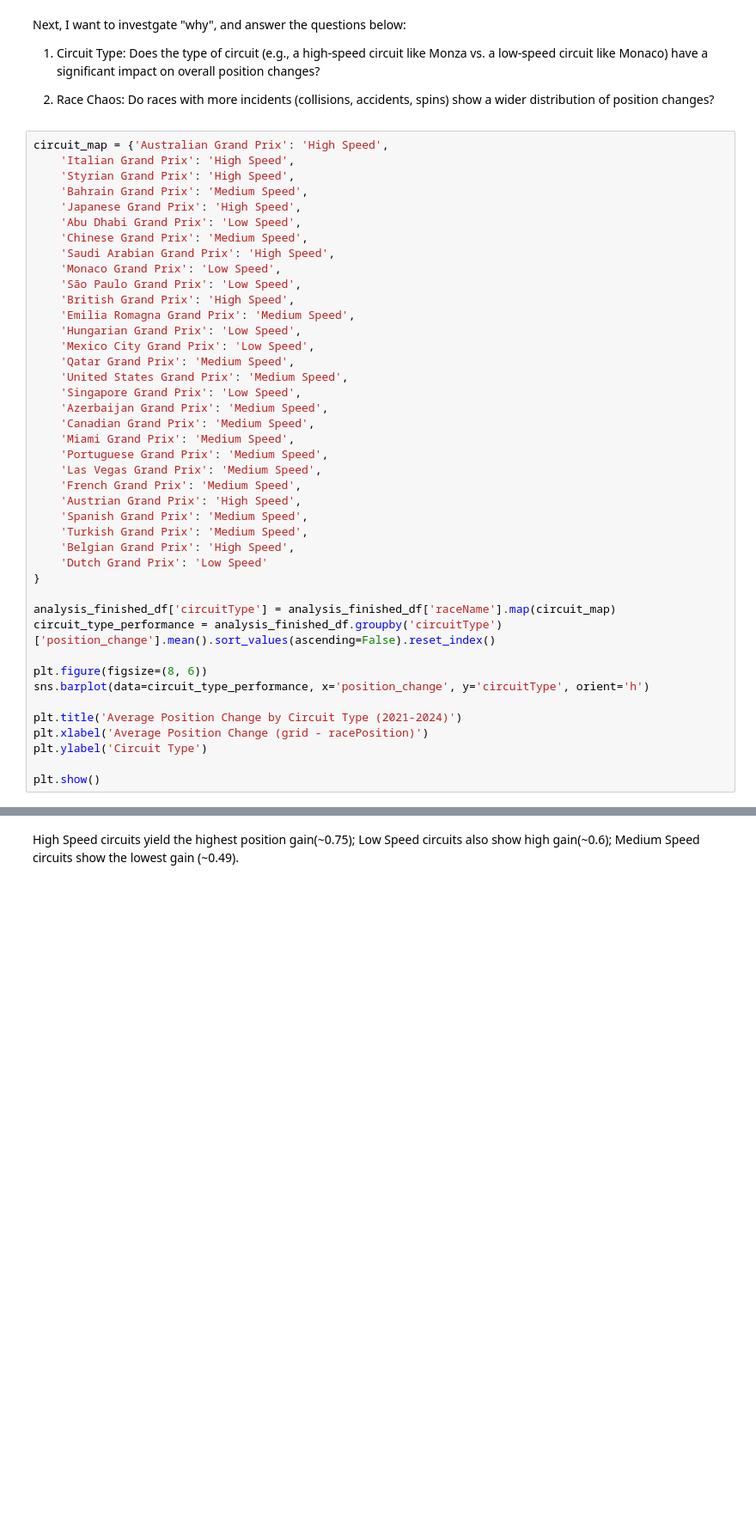
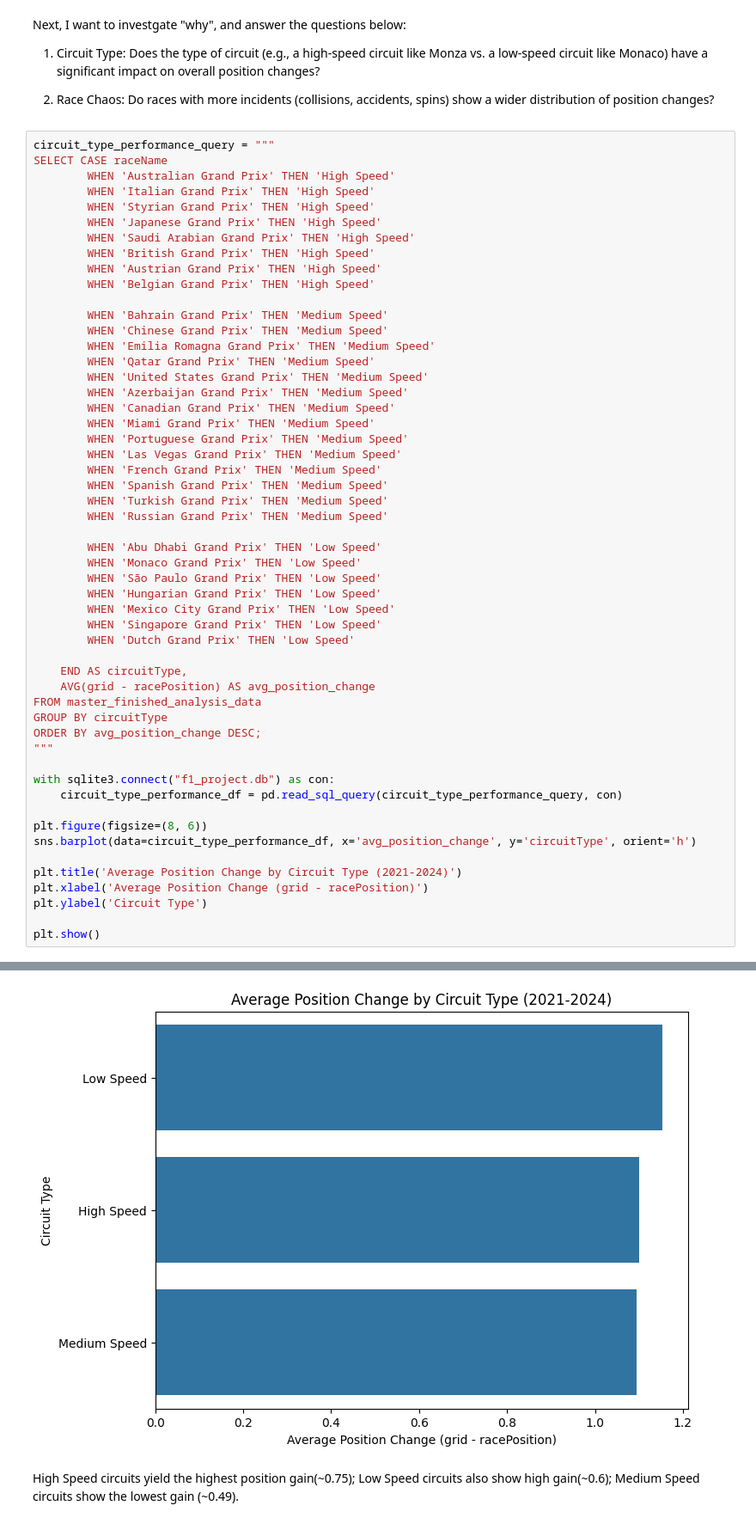
Before and after one commit to yicongyang216/F1_Analysis, a Jupyter notebook: F1_Analysis.ipynb, the cells around one changed output, grey strips where cells are left out. Shown: that part at 86% size. Saved outputs shown, nothing was run; the diff lists cells and outputs as text; blank space fills up the shorter version.

Commit message:
Add Average Position Change by Circuit Type plot using SQL

```diff
--- a/F1_Analysis.ipynb
+++ b/F1_Analysis.ipynb
@@ -252,41 +252,52 @@ Next, I want to investgate "why", and answer the questions below:
 
 2. Race Chaos: Do races with more incidents (collisions, accidents, spins) show a wider distribution of position changes?
 # %%
-circuit_map = {'Australian Grand Prix': 'High Speed',
-    'Italian Grand Prix': 'High Speed',
-    'Styrian Grand Prix': 'High Speed',
-    'Bahrain Grand Prix': 'Medium Speed',
-    'Japanese Grand Prix': 'High Speed',
-    'Abu Dhabi Grand Prix': 'Low Speed',
-    'Chinese Grand Prix': 'Medium Speed',
-    'Saudi Arabian Grand Prix': 'High Speed',
-    'Monaco Grand Prix': 'Low Speed',
-    'São Paulo Grand Prix': 'Low Speed',
-    'British Grand Prix': 'High Speed',
-    'Emilia Romagna Grand Prix': 'Medium Speed',
-    'Hungarian Grand Prix': 'Low Speed',
-    'Mexico City Grand Prix': 'Low Speed',
-    'Qatar Grand Prix': 'Medium Speed',
-    'United States Grand Prix': 'Medium Speed',
-    'Singapore Grand Prix': 'Low Speed',
-    'Azerbaijan Grand Prix': 'Medium Speed',
-    'Canadian Grand Prix': 'Medium Speed',
-    'Miami Grand Prix': 'Medium Speed',
-    'Portuguese Grand Prix': 'Medium Speed',
-    'Las Vegas Grand Prix': 'Medium Speed',
-    'French Grand Prix': 'Medium Speed',
-    'Austrian Grand Prix': 'High Speed',
-    'Spanish Grand Prix': 'Medium Speed',
-    'Turkish Grand Prix': 'Medium Speed',
-    'Belgian Grand Prix': 'High Speed',
-    'Dutch Grand Prix': 'Low Speed'
-}
+circuit_type_performance_query = """
+SELECT CASE raceName
+        WHEN 'Australian Grand Prix' THEN 'High Speed'
+        WHEN 'Italian Grand Prix' THEN 'High Speed'
+        WHEN 'Styrian Grand Prix' THEN 'High Speed'
+        WHEN 'Japanese Grand Prix' THEN 'High Speed'
+        WHEN 'Saudi Arabian Grand Prix' THEN 'High Speed'
+        WHEN 'British Grand Prix' THEN 'High Speed'
+        WHEN 'Austrian Grand Prix' THEN 'High Speed'
+        WHEN 'Belgian Grand Prix' THEN 'High Speed'
 
-analysis_finished_df['circuitType'] = analysis_finished_df['raceName'].map(circuit_map)
-circuit_type_performance = analysis_finished_df.groupby('circuitType')['position_change'].mean().sort_values(ascending=False).reset_index()
+        WHEN 'Bahrain Grand Prix' THEN 'Medium Speed'
+        WHEN 'Chinese Grand Prix' THEN 'Medium Speed'
+        WHEN 'Emilia Romagna Grand Prix' THEN 'Medium Speed'
+        WHEN 'Qatar Grand Prix' THEN 'Medium Speed'
+        WHEN 'United States Grand Prix' THEN 'Medium Speed'
+        WHEN 'Azerbaijan Grand Prix' THEN 'Medium Speed'
+        WHEN 'Canadian Grand Prix' THEN 'Medium Speed'
+        WHEN 'Miami Grand Prix' THEN 'Medium Speed'
+        WHEN 'Portuguese Grand Prix' THEN 'Medium Speed'
+        WHEN 'Las Vegas Grand Prix' THEN 'Medium Speed'
+        WHEN 'French Grand Prix' THEN 'Medium Speed'
+        WHEN 'Spanish Grand Prix' THEN 'Medium Speed'
+        WHEN 'Turkish Grand Prix' THEN 'Medium Speed'
+        WHEN 'Russian Grand Prix' THEN 'Medium Speed'
+
+        WHEN 'Abu Dhabi Grand Prix' THEN 'Low Speed'
+        WHEN 'Monaco Grand Prix' THEN 'Low Speed'
+        WHEN 'São Paulo Grand Prix' THEN 'Low Speed'
+        WHEN 'Hungarian Grand Prix' THEN 'Low Speed'
+        WHEN 'Mexico City Grand Prix' THEN 'Low Speed'
+        WHEN 'Singapore Grand Prix' THEN 'Low Speed'
+        WHEN 'Dutch Grand Prix' THEN 'Low Speed'
+
+    END AS circuitType,
+    AVG(grid - racePosition) AS avg_position_change
+FROM master_finished_analysis_data
+GROUP BY circuitType
+ORDER BY avg_position_change DESC;
+"""
+
+with sqlite3.connect("f1_project.db") as con:
+    circuit_type_performance_df = pd.read_sql_query(circuit_type_performance_query, con)
 
 plt.figure(figsize=(8, 6))
-sns.barplot(data=circuit_type_performance, x='position_change', y='circuitType', orient='h')
+sns.barplot(data=circuit_type_performance_df, x='avg_position_change', y='circuitType', orient='h')
 
 plt.title('Average Position Change by Circuit Type (2021-2024)')
 plt.xlabel('Average Position Change (grid - racePosition)')
@@ -298,2 +308,3 @@ NameError: name 'analysis_finished_df' is not defined
+[figure, added]
 # %% [markdown]
 High Speed circuits yield the highest position gain(~0.75);  Low Speed circuits also show high gain(~0.6); Medium Speed circuits show the lowest gain (~0.49).
```
Also changed, not shown: parts of 1 cell of this notebook.
